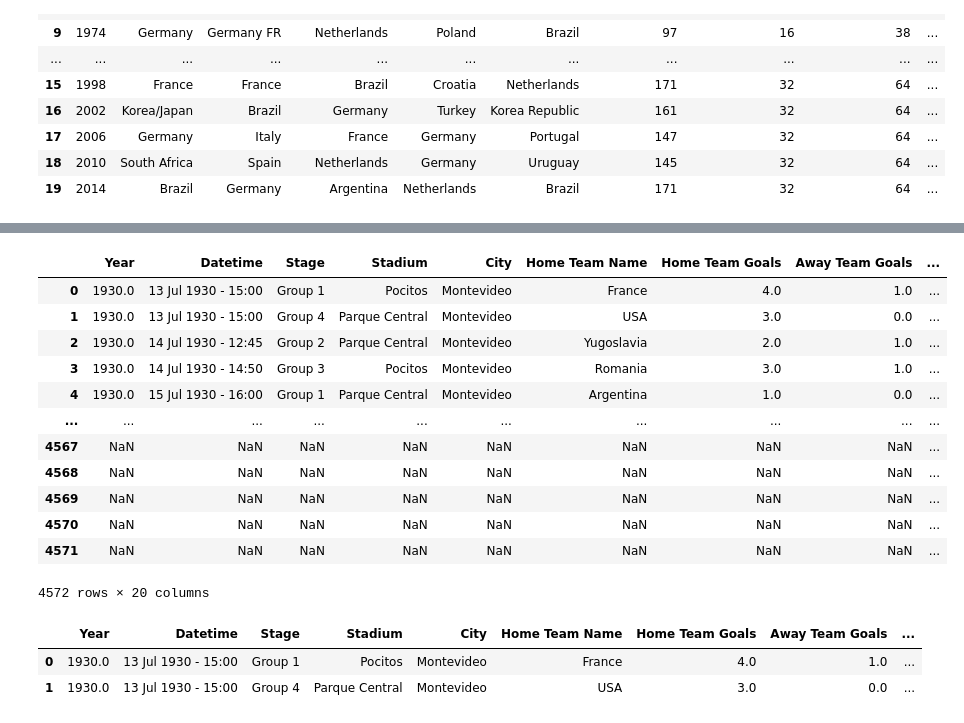
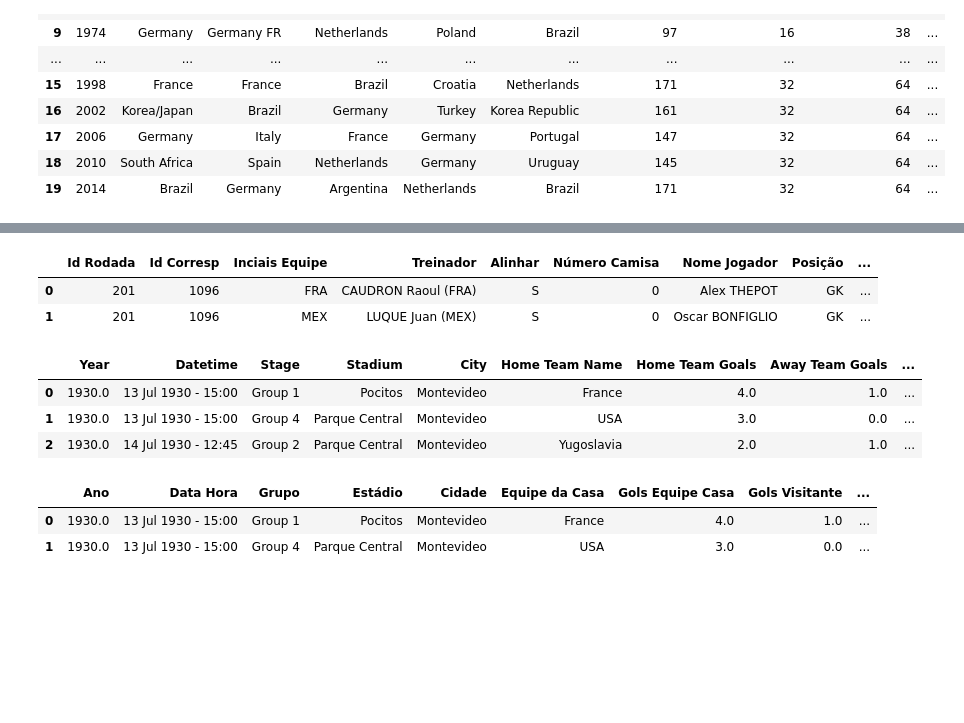
Before and after one commit to osantoschris/projeto-final-tec-programacao, a Jupyter notebook: crtavares.ipynb, the cells around one changed output, grey strips where cells are left out. Saved outputs shown, nothing was run; the diff lists cells and outputs as text; code cells hidden in the pictures; blank space fills up the shorter version.

```diff
--- a/crtavares.ipynb
+++ b/crtavares.ipynb
@@ -65,25 +115,24 @@ df1
+# %%
+df1 = df1.rename(columns={'RoundID':'Id Rodada', 'MatchID':'Id Corresp', 'Team Initials':'Inciais Equipe','Coach Name':'Treinador', 'Line-up':'Alinhar', 'Shirt Number':'Número Camisa','Player Name':'Nome Jogador', 'Position':'Posição','Event':'Evento'})
+df1.head(2)
+# %% [output]
+|  | Id Rodada | Id Corresp | Inciais Equipe | Treinador | Alinhar | Número Camisa | Nome Jogador | Posição | ... |
+| 0 | 201 | 1096 | FRA | CAUDRON Raoul (FRA) | S | 0 | Alex THEPOT | GK | ... |
+| 1 | 201 | 1096 | MEX | LUQUE Juan (MEX) | S | 0 | Oscar BONFIGLIO | GK | ... |
 # %%
 import pandas as pd
 df2 = pd.read_csv('WorldCupMatches.csv')
-df2
+df2.head(3)
 # %% [output]
 |  | Year | Datetime | Stage | Stadium | City | Home Team Name | Home Team Goals | Away Team Goals | ... |
 | 0 | 1930.0 | 13 Jul 1930 - 15:00 | Group 1 | Pocitos | Montevideo | France | 4.0 | 1.0 | ... |
 | 1 | 1930.0 | 13 Jul 1930 - 15:00 | Group 4 | Parque Central | Montevideo | USA | 3.0 | 0.0 | ... |
 | 2 | 1930.0 | 14 Jul 1930 - 12:45 | Group 2 | Parque Central | Montevideo | Yugoslavia | 2.0 | 1.0 | ... |
-| 3 | 1930.0 | 14 Jul 1930 - 14:50 | Group 3 | Pocitos | Montevideo | Romania | 3.0 | 1.0 | ... |
-| 4 | 1930.0 | 15 Jul 1930 - 16:00 | Group 1 | Parque Central | Montevideo | Argentina | 1.0 | 0.0 | ... |
-| ... | ... | ... | ... | ... | ... | ... | ... | ... | ... |
-| 4567 | NaN | NaN | NaN | NaN | NaN | NaN | NaN | NaN | ... |
-| 4568 | NaN | NaN | NaN | NaN | NaN | NaN | NaN | NaN | ... |
-| 4569 | NaN | NaN | NaN | NaN | NaN | NaN | NaN | NaN | ... |
-| 4570 | NaN | NaN | NaN | NaN | NaN | NaN | NaN | NaN | ... |
-| 4571 | NaN | NaN | NaN | NaN | NaN | NaN | NaN | NaN | ... |
-4572 rows × 20 columns
-# %%
-df2.head(2)
-# %% [output]
-|  | Year | Datetime | Stage | Stadium | City | Home Team Name | Home Team Goals | Away Team Goals | ... |
-| 0 | 1930.0 | 13 Jul 1930 - 15:00 | Group 1 | Pocitos | Montevideo | France | 4.0 | 1.0 | ... |
-| 1 | 1930.0 | 13 Jul 1930 - 15:00 | Group 4 | Parque Central | Montevideo | USA | 3.0 | 0.0 | ... |
+# %%
+df2 = df2.rename(columns={'Year':'Ano', 'Datetime':'Data Hora', 'Stage':'Grupo','Stadium':'Estádio', 'City':'Cidade', 'Home Team Name':'Equipe da Casa','Home Team Goals':'Gols Equipe Casa', 'Away Team Goals':'Gols Visitante','Away Team Name':'Equipe Visitante','Attendance':'Publico','Referee':'Juiz'})
+df2.head(2)
+# %% [output]
+|  | Ano | Data Hora | Grupo | Estádio | Cidade | Equipe da Casa | Gols Equipe Casa | Gols Visitante | ... |
+| 0 | 1930.0 | 13 Jul 1930 - 15:00 | Group 1 | Pocitos | Montevideo | France | 4.0 | 1.0 | ... |
+| 1 | 1930.0 | 13 Jul 1930 - 15:00 | Group 4 | Parque Central | Montevideo | USA | 3.0 | 0.0 | ... |
 # %%
```
Also changed, not shown: parts of 14 cells of this notebook.
